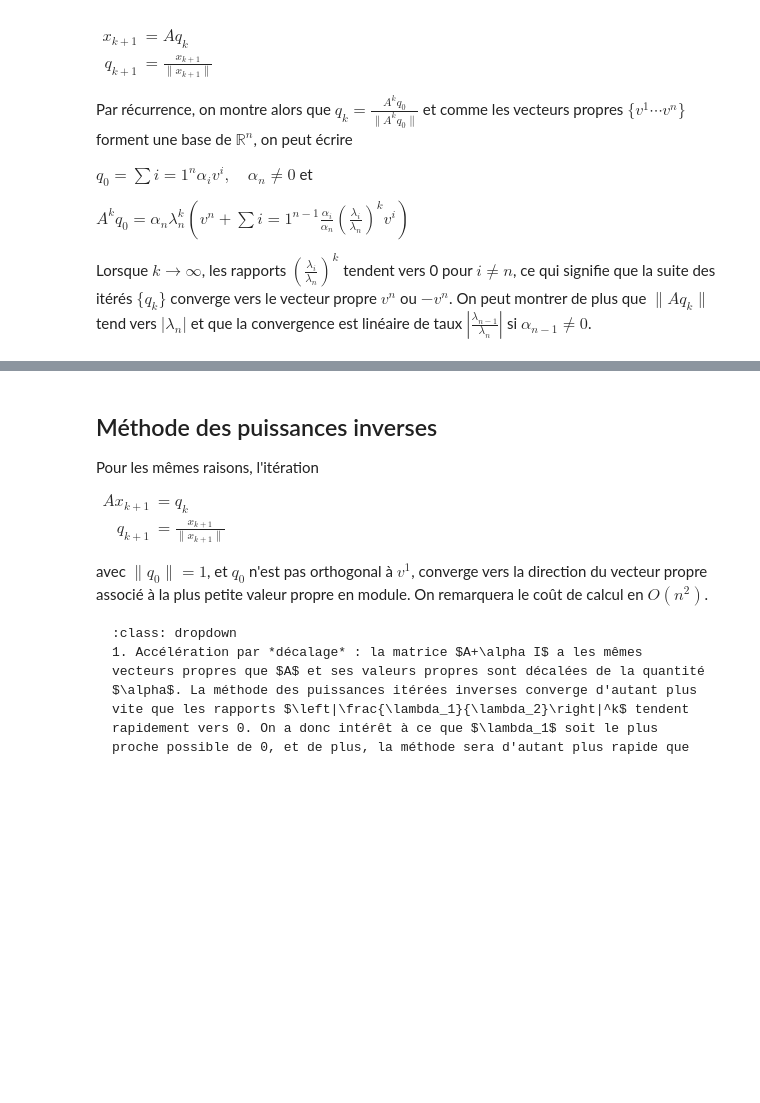
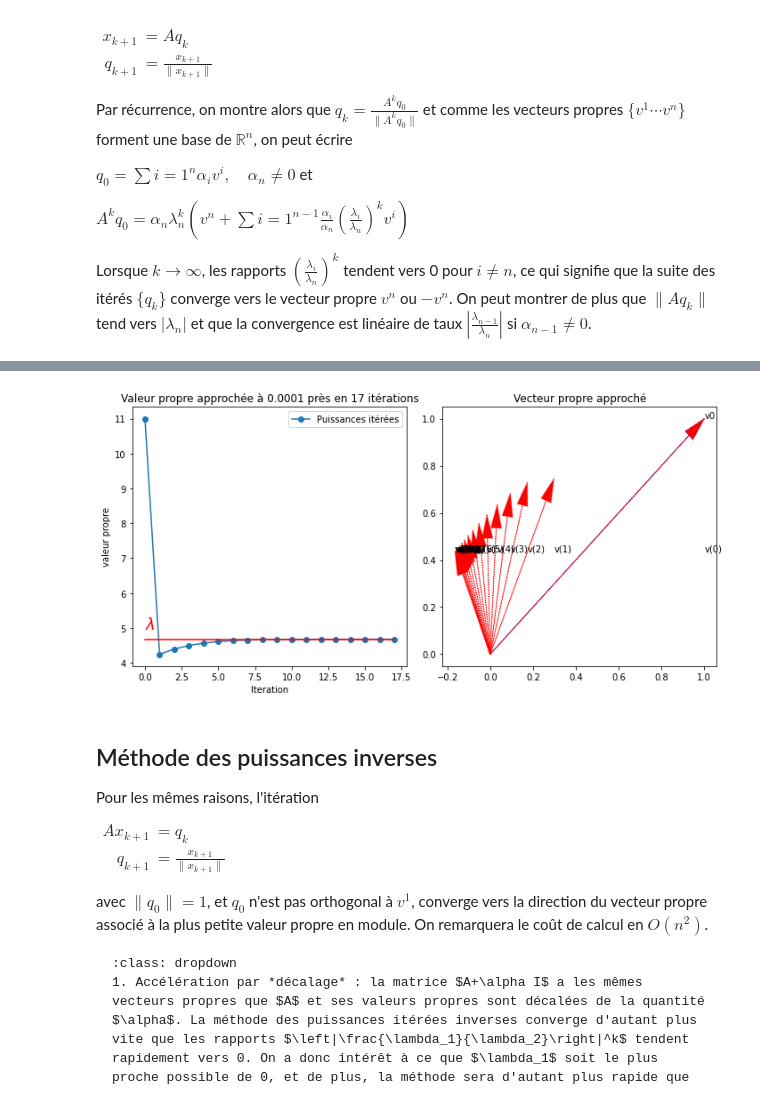
Before and after one commit to vbarra/ANbook, a Jupyter notebook: _build/html/_sources/puissiter.ipynb, the cells around one changed output, grey strips where cells are left out. Drawn from its saved outputs; the diff is of its cells as text; code cells hidden in the pictures; blank space fills up the shorter version.

```diff
--- a/_build/html/_sources/puissiter.ipynb
+++ b/_build/html/_sources/puissiter.ipynb
@@ -102,9 +102,9 @@ plt.title("Valeur propre approchée à "+ str(epsilon)+" près en "+str(k)+" it
 plt.subplot(122)
 plot_vector2d(vv[0], color="b", linestyle="dotted")
 plt.text(vv[0][0],vv[0][1],'v0')
-for i in range k:
+for i in range(k):
     plot_vector2d(vv[i], color="r", linestyle="dotted")
-    plt.text(vv[i][0],vv[i][1],leg,'v')
+    plt.text(vv[i][0],vv[k-1][1],'v('+str(i)+')')
 
 plt.title("Vecteur propre approché")
 plt.tight_layout()
@@ -113,3 +113,4 @@ SyntaxError: invalid syntax (<ipython-input-1-e5f0069a778f>, line 46)
+[figure, added]
 # %% [markdown]
 ## Méthode des puissances inverses
 
```
Also changed, not shown: parts of 1 cell of this notebook, 9 other files.
